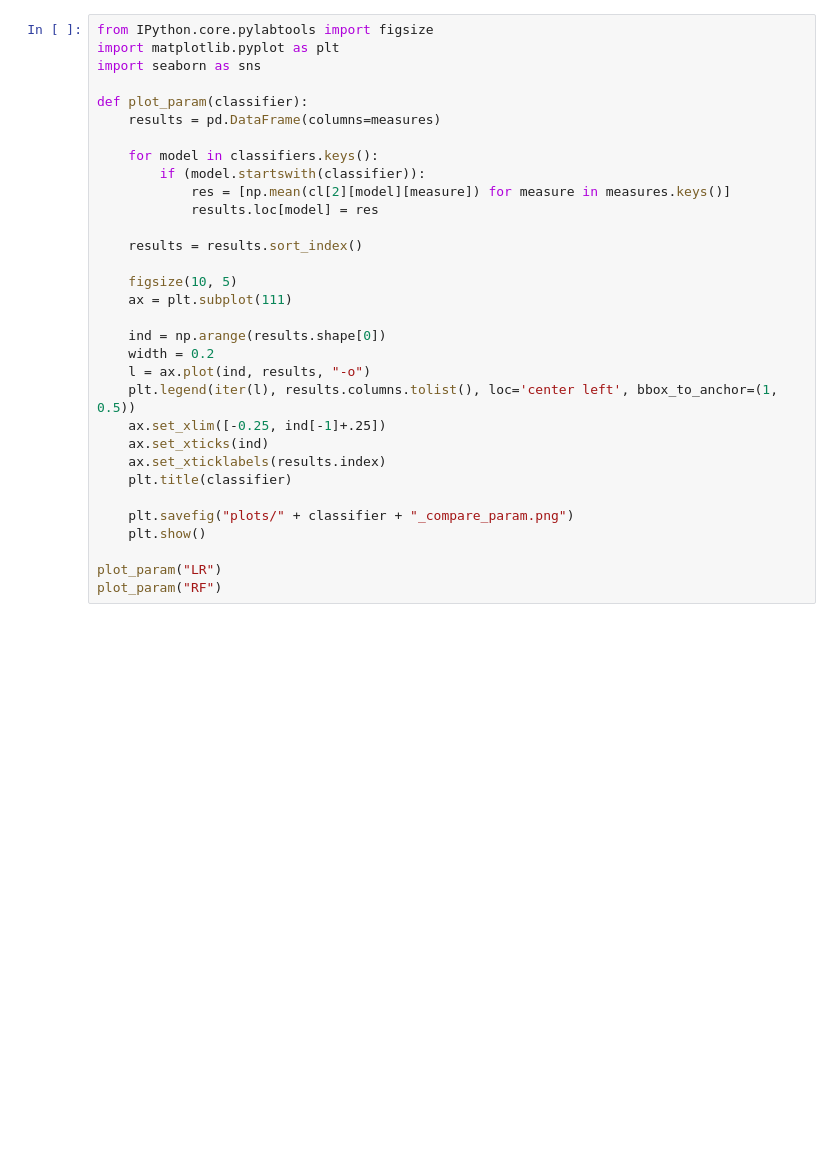
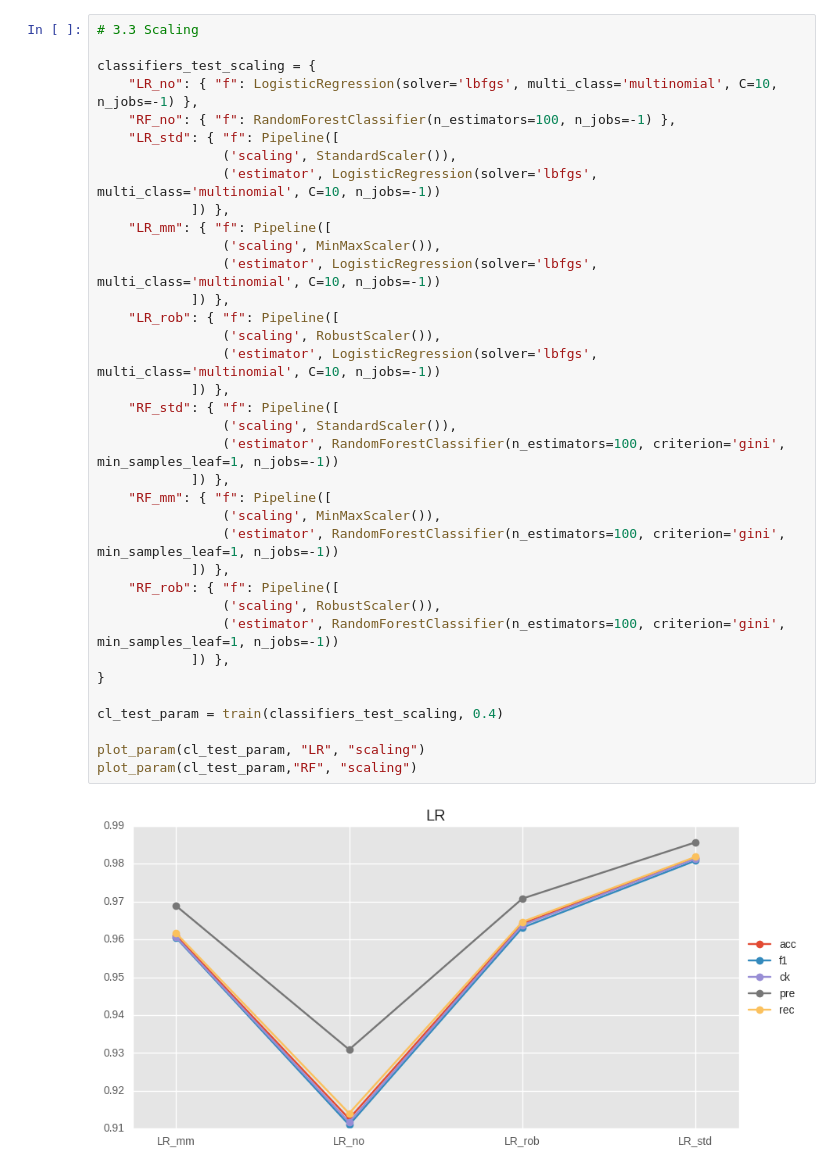
Before and after one commit to geoHeil/tuWienBusinessIntelligence, a Jupyter notebook: ue1/02_classification.ipynb, the cells around one changed output. Cells and saved outputs as stored; diff of their text form; blank space fills up the shorter version.

```diff
--- a/ue1/02_classification.ipynb
+++ b/ue1/02_classification.ipynb
@@ -211,32 +181,38 @@ for model in classifiers.keys():
-# %%
-from IPython.core.pylabtools import figsize
-import matplotlib.pyplot as plt
-import seaborn as sns
-
-def plot_param(classifier):
-    results = pd.DataFrame(columns=measures)
-
-    for model in classifiers.keys():
-        if (model.startswith(classifier)):
-            res = [np.mean(cl[2][model][measure]) for measure in measures.keys()]
-            results.loc[model] = res
-
-    results = results.sort_index()
-
-    figsize(10, 5)
-    ax = plt.subplot(111)
-
-    ind = np.arange(results.shape[0])
-    width = 0.2
-    l = ax.plot(ind, results, "-o")
-    plt.legend(iter(l), results.columns.tolist(), loc='center left', bbox_to_anchor=(1, 0.5))
-    ax.set_xlim([-0.25, ind[-1]+.25])
-    ax.set_xticks(ind)
-    ax.set_xticklabels(results.index)
-    plt.title(classifier)
-
-    plt.savefig("plots/" + classifier + "_compare_param.png")
-    plt.show()
-
-plot_param("LR")
-plot_param("RF")
+# %%
+# 3.3 Scaling
+
+classifiers_test_scaling = {
+    "LR_no": { "f": LogisticRegression(solver='lbfgs', multi_class='multinomial', C=10, n_jobs=-1) },
+    "RF_no": { "f": RandomForestClassifier(n_estimators=100, n_jobs=-1) },
+    "LR_std": { "f": Pipeline([
+                ('scaling', StandardScaler()),
+                ('estimator', LogisticRegression(solver='lbfgs', multi_class='multinomial', C=10, n_jobs=-1))
+            ]) },
+    "LR_mm": { "f": Pipeline([
+                ('scaling', MinMaxScaler()),
+                ('estimator', LogisticRegression(solver='lbfgs', multi_class='multinomial', C=10, n_jobs=-1))
+            ]) },
+    "LR_rob": { "f": Pipeline([
+                ('scaling', RobustScaler()),
+                ('estimator', LogisticRegression(solver='lbfgs', multi_class='multinomial', C=10, n_jobs=-1))
+            ]) },
+    "RF_std": { "f": Pipeline([
+                ('scaling', StandardScaler()),
+                ('estimator', RandomForestClassifier(n_estimators=100, criterion='gini', min_samples_leaf=1, n_jobs=-1))
+            ]) },
+    "RF_mm": { "f": Pipeline([
+                ('scaling', MinMaxScaler()),
+                ('estimator', RandomForestClassifier(n_estimators=100, criterion='gini', min_samples_leaf=1, n_jobs=-1))
+            ]) },
+    "RF_rob": { "f": Pipeline([
+                ('scaling', RobustScaler()),
+                ('estimator', RandomForestClassifier(n_estimators=100, criterion='gini', min_samples_leaf=1, n_jobs=-1))
+            ]) },
+}
+
+cl_test_param = train(classifiers_test_scaling, 0.4)
+
+plot_param(cl_test_param, "LR", "scaling")
+plot_param(cl_test_param,"RF", "scaling")
+# %% [output]
+[figure, added]
```
Also changed, not shown: parts of 14 cells of this notebook, 27 other files.
